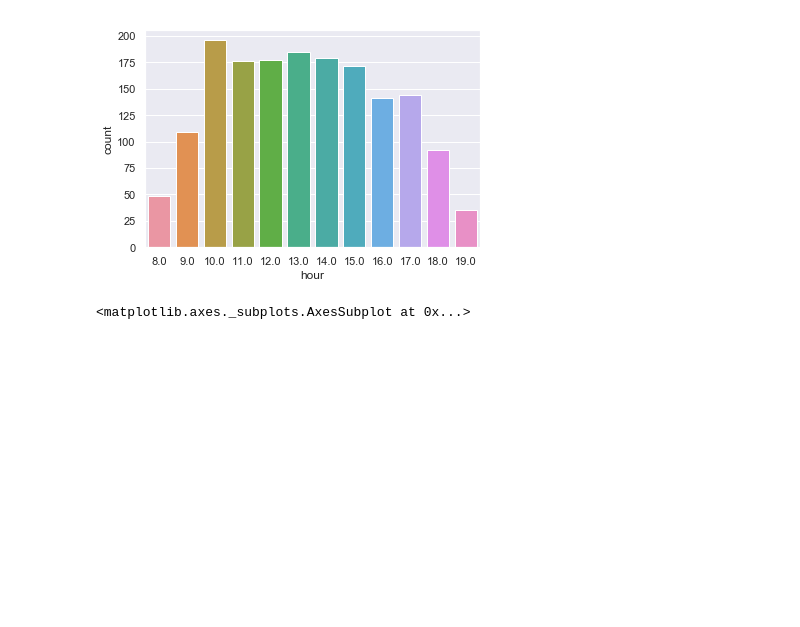
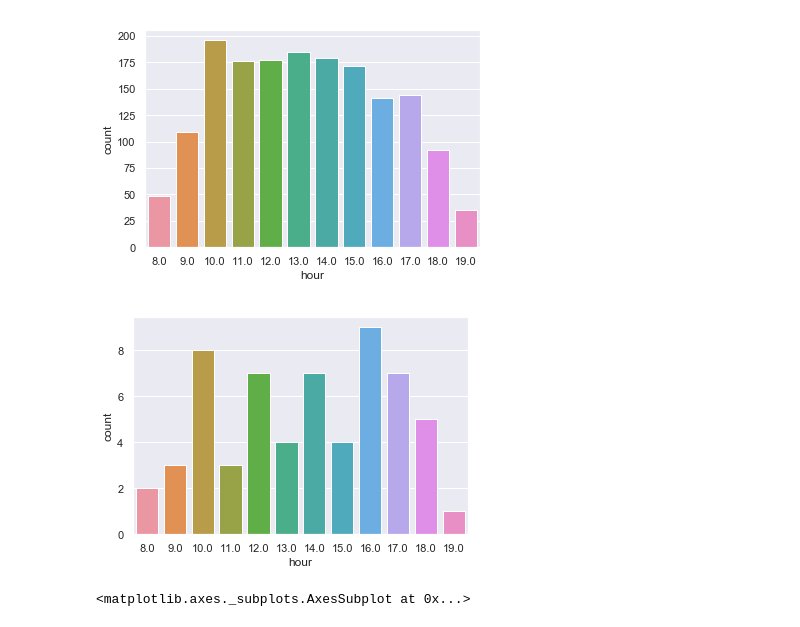
Before and after one commit to ericma007/p1, a Jupyter notebook: notebooks/init-database-exploration.ipynb, the cells around one changed output. Cells and saved outputs as stored; diff of their text form; code cells hidden in the pictures; blank space fills up the shorter version.

```diff
--- a/notebooks/init-database-exploration.ipynb
+++ b/notebooks/init-database-exploration.ipynb
@@ -940,6 +949,10 @@ ax = sns.countplot(x="month",hue="dayinweek",data=df2[df2.dayinweek!=0])
 ax = sns.countplot(x="hour",data=df2[df2.noshowflag==0])
 # %% [output]
 [figure]
+# %%
+ax = sns.countplot(x="hour",data=df2[df2.noshowflag==1])
+# %% [output]
+[figure, added]
 # %%
 dftmp = df2[(df2.noshowflag==1)].copy()
 slot=dftmp.groupby(['dayinweek','hour']).count()
```
Also changed, not shown: parts of 8 cells of this notebook, 3 other files.
